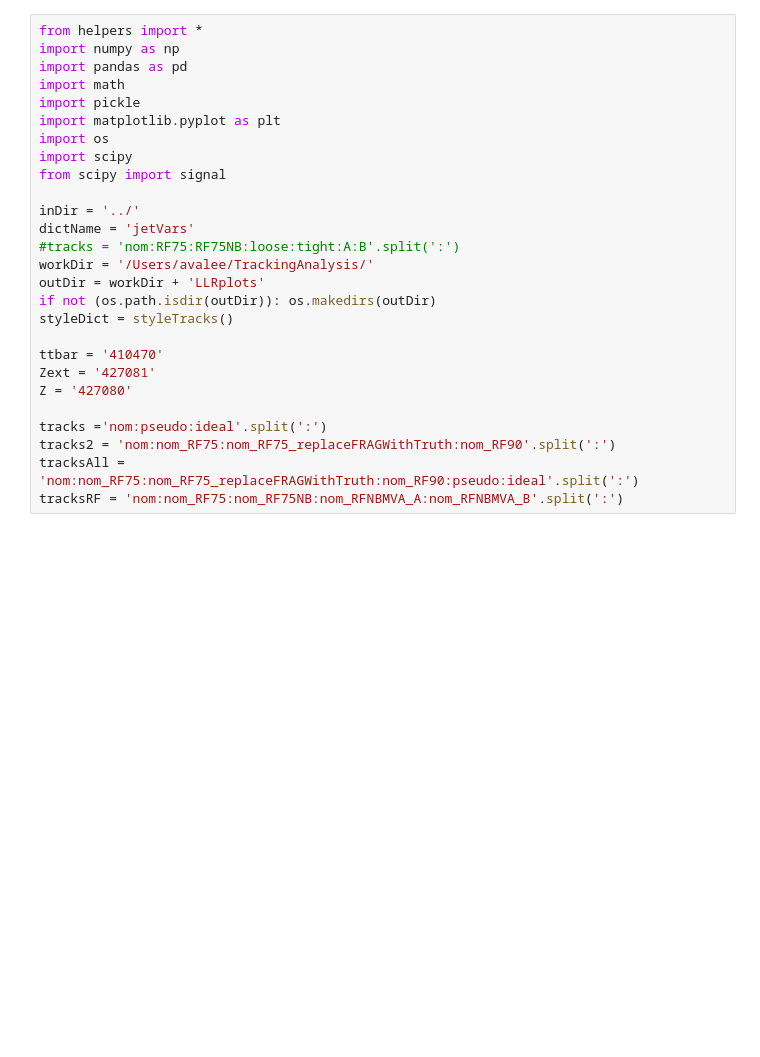
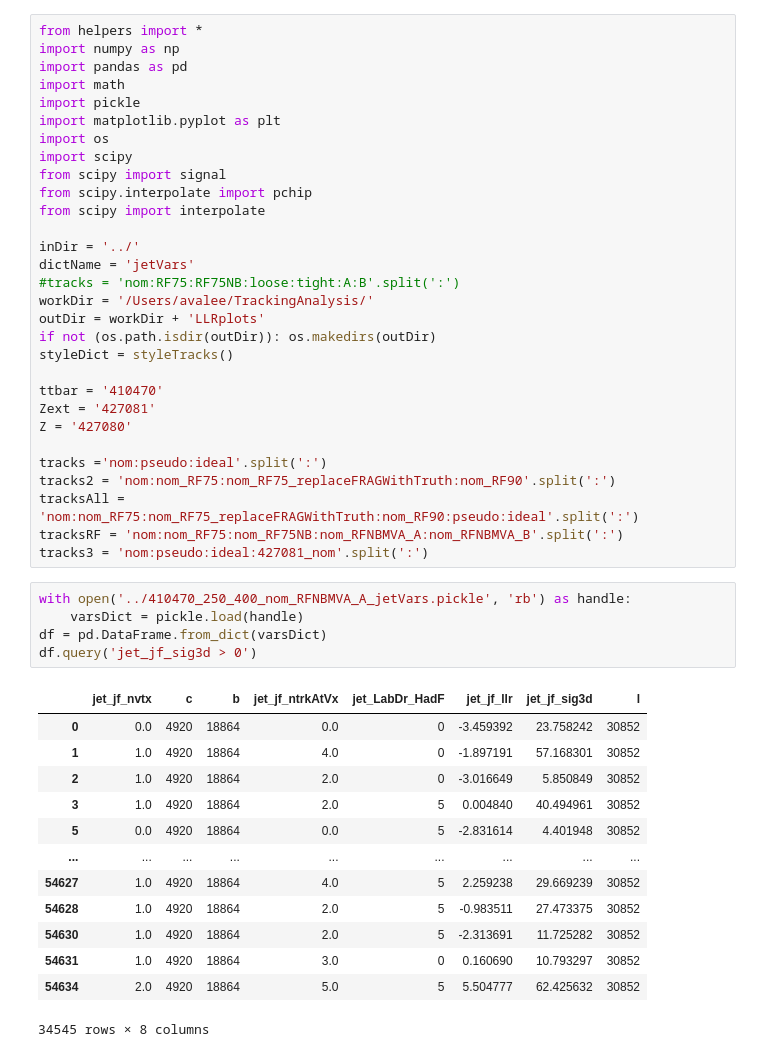
Before and after one commit to ava-lee/TrackingAnalysis, a Jupyter notebook: JF_LLR_ROC.ipynb, the cells around one changed output. Saved outputs shown, nothing was run; the diff lists cells and outputs as text; blank space fills up the shorter version.

```diff
--- a/JF_LLR_ROC.ipynb
+++ b/JF_LLR_ROC.ipynb
@@ -8,6 +8,8 @@ import matplotlib.pyplot as plt
 import os
 import scipy
 from scipy import signal
+from scipy.interpolate import pchip
+from scipy import interpolate
 
 inDir = '../'
 dictName = 'jetVars'
@@ -25,6 +27,26 @@ tracks ='nom:pseudo:ideal'.split(':')
 tracks2 = 'nom:nom_RF75:nom_RF75_replaceFRAGWithTruth:nom_RF90'.split(':')
 tracksAll = 'nom:nom_RF75:nom_RF75_replaceFRAGWithTruth:nom_RF90:pseudo:ideal'.split(':')
 tracksRF = 'nom:nom_RF75:nom_RF75NB:nom_RFNBMVA_A:nom_RFNBMVA_B'.split(':')
+tracks3 = 'nom:pseudo:ideal:427081_nom'.split(':')
+# %%
+with open('../410470_250_400_nom_RFNBMVA_A_jetVars.pickle', 'rb') as handle:
+    varsDict = pickle.load(handle)
+df = pd.DataFrame.from_dict(varsDict)
+df.query('jet_jf_sig3d > 0')
+# %% [output]
+|  | jet_jf_nvtx | c | b | jet_jf_ntrkAtVx | jet_LabDr_HadF | jet_jf_llr | jet_jf_sig3d | l |
+| 0 | 0.0 | 4920 | 18864 | 0.0 | 0 | -3.459392 | 23.758242 | 30852 |
+| 1 | 1.0 | 4920 | 18864 | 4.0 | 0 | -1.897191 | 57.168301 | 30852 |
+| 2 | 1.0 | 4920 | 18864 | 2.0 | 0 | -3.016649 | 5.850849 | 30852 |
+| 3 | 1.0 | 4920 | 18864 | 2.0 | 5 | 0.004840 | 40.494961 | 30852 |
+| 5 | 0.0 | 4920 | 18864 | 0.0 | 5 | -2.831614 | 4.401948 | 30852 |
+| ... | ... | ... | ... | ... | ... | ... | ... | ... |
+| 54627 | 1.0 | 4920 | 18864 | 4.0 | 5 | 2.259238 | 29.669239 | 30852 |
+| 54628 | 1.0 | 4920 | 18864 | 2.0 | 5 | -0.983511 | 27.473375 | 30852 |
+| 54630 | 1.0 | 4920 | 18864 | 2.0 | 5 | -2.313691 | 11.725282 | 30852 |
+| 54631 | 1.0 | 4920 | 18864 | 3.0 | 0 | 0.160690 | 10.793297 | 30852 |
+| 54634 | 2.0 | 4920 | 18864 | 5.0 | 5 | 5.504777 | 62.425632 | 30852 |
+34545 rows × 8 columns
 # %%
 def getLLRvalues(inDir, version, tracks, dictName, add_cuts="", rej=True):
     nbins = 1400
```
Also changed, not shown: parts of 19 cells of this notebook.
